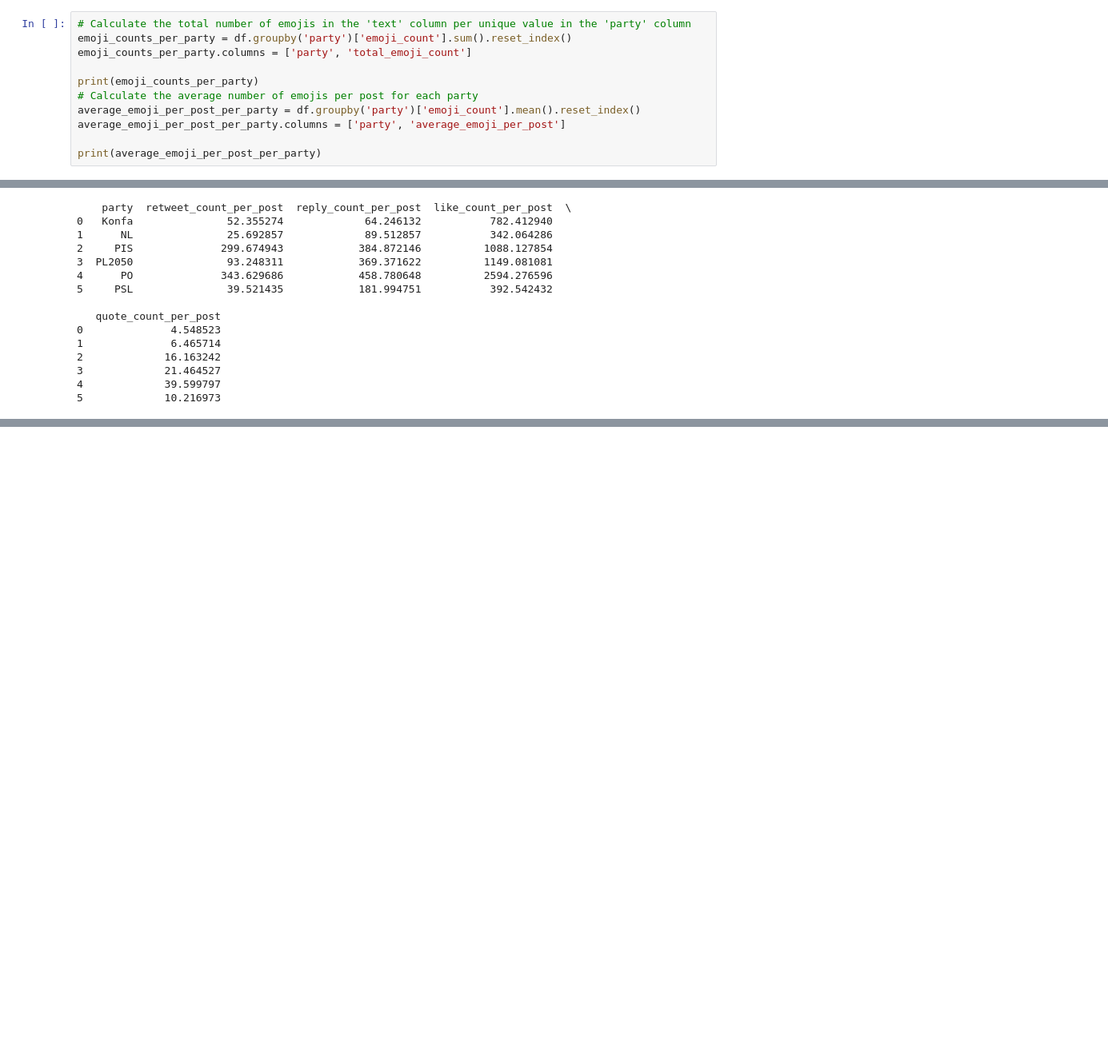
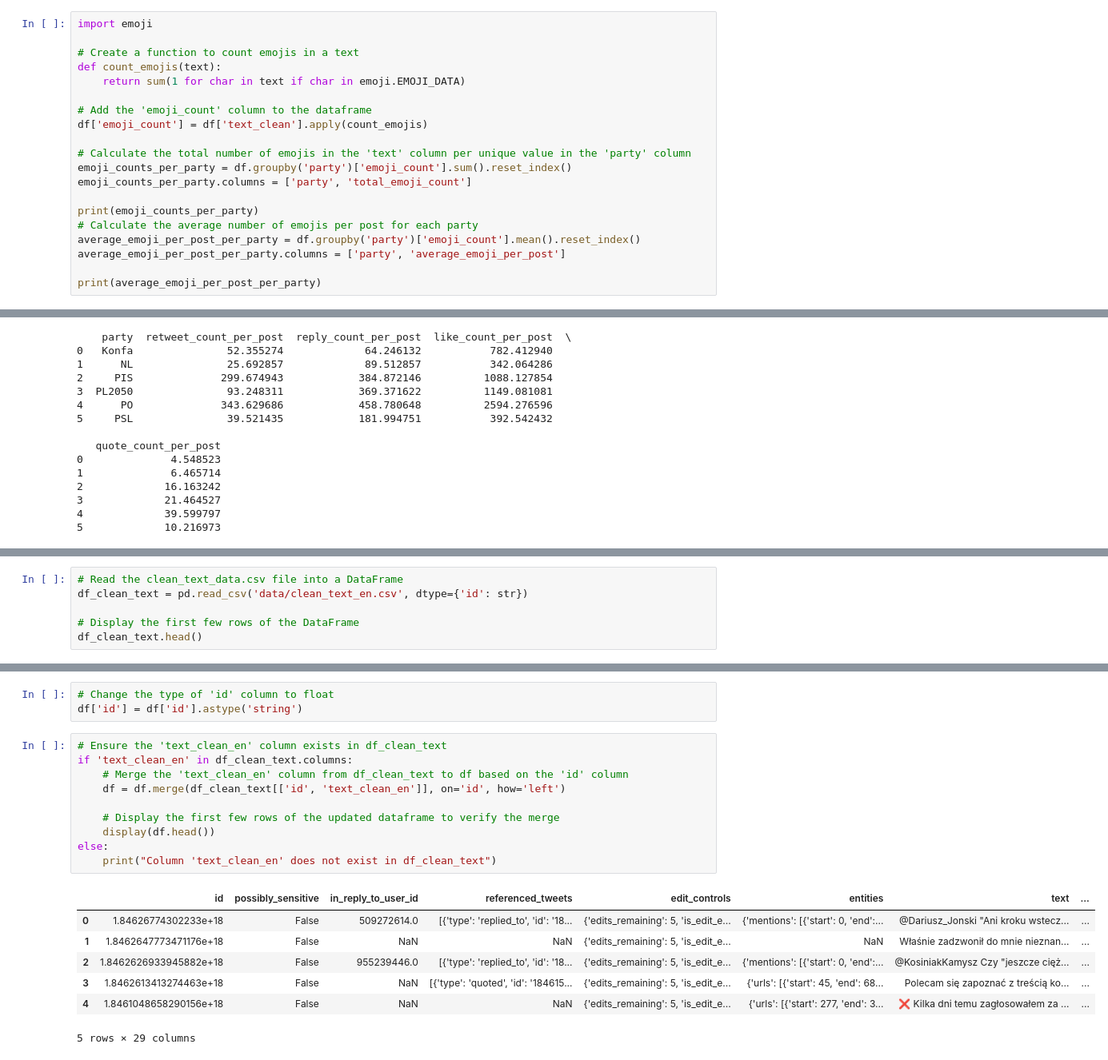
Before and after one commit to MPKuchciak/Twitter, a Jupyter notebook: initial_exploration.ipynb, the cells around one changed output, grey strips where cells are left out. Shown at 80% size. Drawn from its saved outputs; the diff is of its cells as text; blank space fills up the shorter version.

```diff
--- a/initial_exploration.ipynb
+++ b/initial_exploration.ipynb
@@ -397,6 +401,15 @@ plt.show()
 [figure]
 [figure]
 # %%
+import emoji
+
+# Create a function to count emojis in a text
+def count_emojis(text):
+    return sum(1 for char in text if char in emoji.EMOJI_DATA)
+
+# Add the 'emoji_count' column to the dataframe
+df['emoji_count'] = df['text_clean'].apply(count_emojis)
+
 # Calculate the total number of emojis in the 'text' column per unique value in the 'party' column
 emoji_counts_per_party = df.groupby('party')['emoji_count'].sum().reset_index()
 emoji_counts_per_party.columns = ['party', 'total_emoji_count']
@@ -464,0 +486,6 @@ print(public_metrics_summary[['party', 'retweet_count_per_post', 'reply_count_pe
+# %%
+# Read the clean_text_data.csv file into a DataFrame
+df_clean_text = pd.read_csv('data/clean_text_en.csv', dtype={'id': str})
+
+# Display the first few rows of the DataFrame
+df_clean_text.head()
@@ -464,0 +499,21 @@ print(public_metrics_summary[['party', 'retweet_count_per_post', 'reply_count_pe
+# %%
+# Change the type of 'id' column to float
+df['id'] = df['id'].astype('string')
+# %%
+# Ensure the 'text_clean_en' column exists in df_clean_text
+if 'text_clean_en' in df_clean_text.columns:
+    # Merge the 'text_clean_en' column from df_clean_text to df based on the 'id' column
+    df = df.merge(df_clean_text[['id', 'text_clean_en']], on='id', how='left')
+
+    # Display the first few rows of the updated dataframe to verify the merge
+    display(df.head())
+else:
+    print("Column 'text_clean_en' does not exist in df_clean_text")
+# %% [output]
+|  | id | possibly_sensitive | in_reply_to_user_id | referenced_tweets | edit_controls | entities | text | ... |
+| 0 | 1.84626774302233e+18 | False | 509272614.0 | [{'type': 'replied_to', 'id': '18... | {'edits_remaining': 5, 'is_edit_e... | {'mentions': [{'start': 0, 'end':... | @Dariusz_Jonski "Ani kroku wstecz... | ... |
+| 1 | 1.8462647773471176e+18 | False | NaN | NaN | {'edits_remaining': 5, 'is_edit_e... | NaN | Właśnie zadzwonił do mnie nieznan... | ... |
+| 2 | 1.8462626933945882e+18 | False | 955239446.0 | [{'type': 'replied_to', 'id': '18... | {'edits_remaining': 5, 'is_edit_e... | {'mentions': [{'start': 0, 'end':... | @KosiniakKamysz Czy "jeszcze cięż... | ... |
+| 3 | 1.8462613413274463e+18 | False | NaN | [{'type': 'quoted', 'id': '184615... | {'edits_remaining': 5, 'is_edit_e... | {'urls': [{'start': 45, 'end': 68... | Polecam się zapoznać z treścią ko... | ... |
+| 4 | 1.8461048658290156e+18 | False | NaN | NaN | {'edits_remaining': 5, 'is_edit_e... | {'urls': [{'start': 277, 'end': 3... | ❌ Kilka dni temu zagłosowałem za ... | ... |
+5 rows × 29 columns
```
Also changed, not shown: parts of 17 cells of this notebook, 4 other files.
